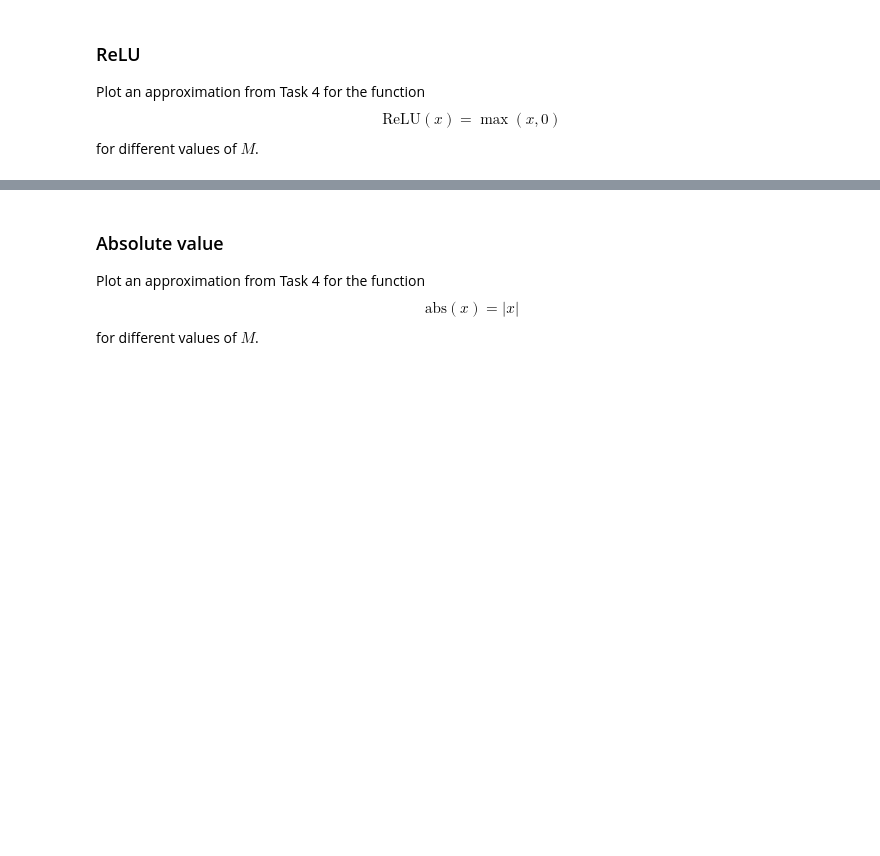
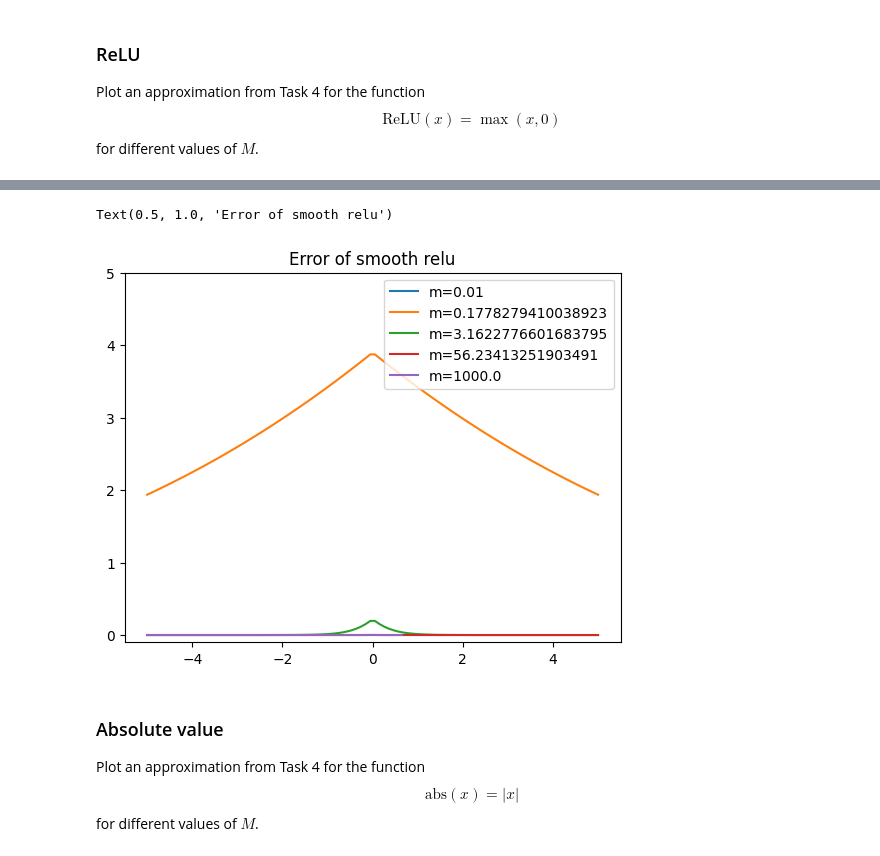
Before and after one commit to angelonti/UHH-OPT-FOR-ML, a Jupyter notebook: subgradient-method.ipynb, the cells around one changed output, grey strips where cells are left out. Drawn from its saved outputs; the diff is of its cells as text; code cells hidden in the pictures; blank space fills up the shorter version.

```diff
--- a/subgradient-method.ipynb
+++ b/subgradient-method.ipynb
@@ -87,3 +165,14 @@ M = np.logspace(-2, 3, 5)
+# %%
+xs = np.linspace(-5, 5, 100)
+for m in M:
+    ys = np.array([smooth_relu(x, smoothness=m)-np.max([0, x]) for x in xs])
+    plt.plot(xs, ys, label=f'm={m}')
+plt.ylim(-0.1, 5)
+plt.legend()
+plt.title('Error of smooth relu')
+# %% [output]
+Text(0.5, 1.0, 'Error of smooth relu')
+[figure, added]
 # %% [markdown]
 ### Absolute value
 
```
Also changed, not shown: parts of 16 cells of this notebook.
